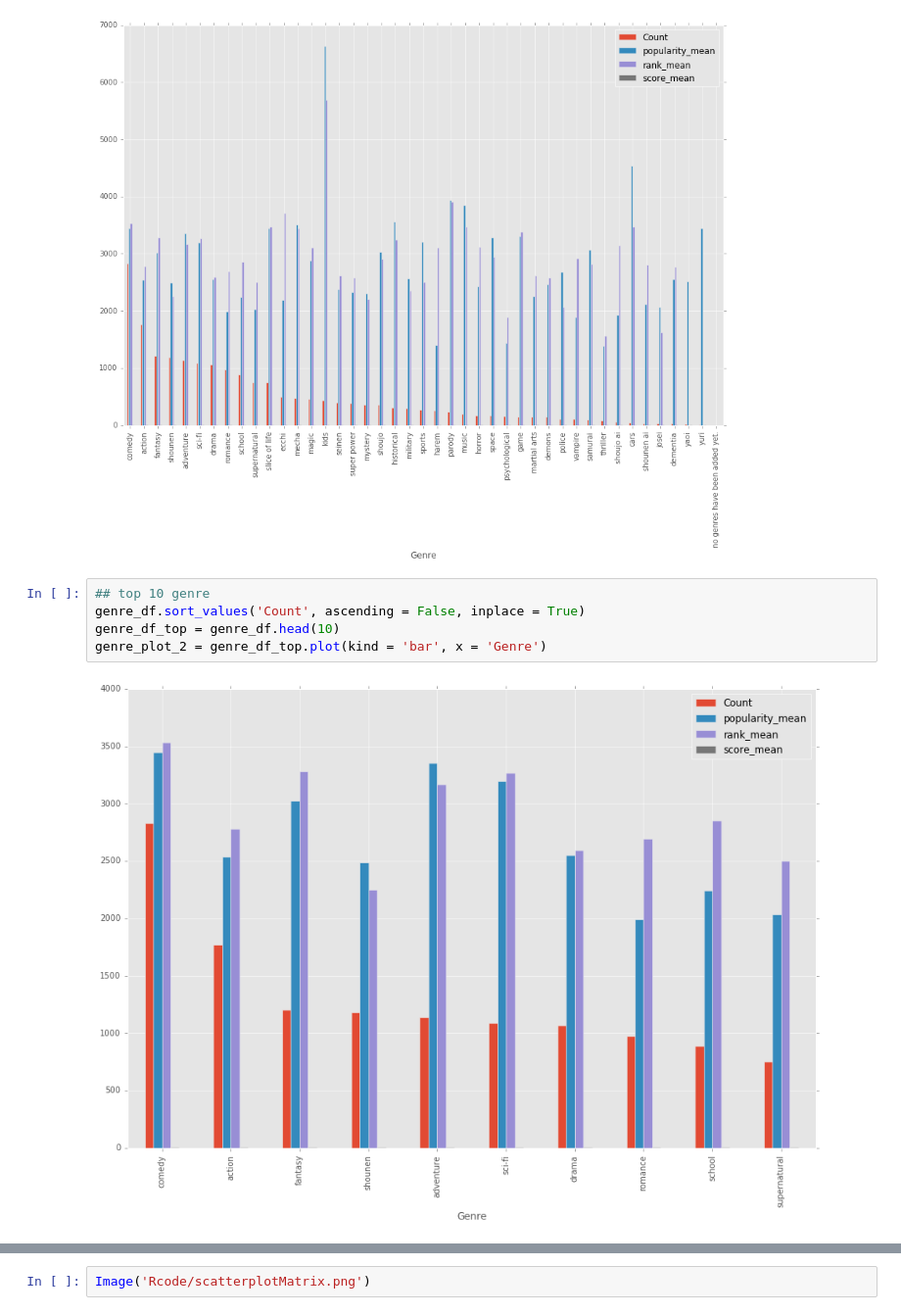
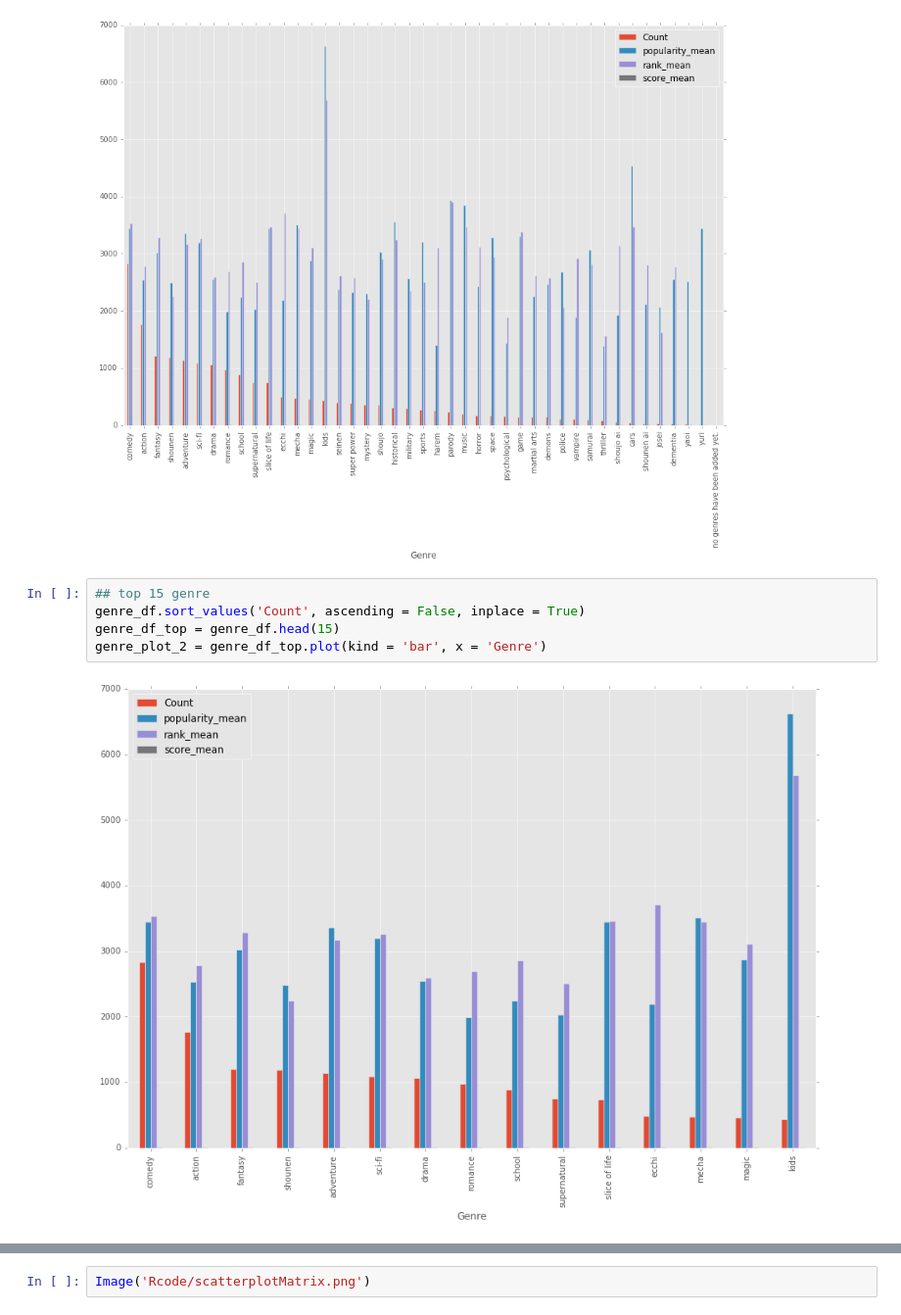
Before and after one commit to FourSwordKirby/MALDataScience, a Jupyter notebook: Midterm_Report.ipynb, the cells around one changed output, grey strips where cells are left out. Shown at 98% size. Cells and saved outputs as stored; diff of their text form.

```diff
--- a/Midterm_Report.ipynb
+++ b/Midterm_Report.ipynb
@@ -138,9 +167,9 @@ genre_plot = genre_df.plot(kind = 'bar', x = 'Genre')
 # %% [output]
 [figure]
 # %%
-## top 10 genre
+## top 15 genre
 genre_df.sort_values('Count', ascending = False, inplace = True)
-genre_df_top = genre_df.head(10)
+genre_df_top = genre_df.head(15)
 genre_plot_2 = genre_df_top.plot(kind = 'bar', x = 'Genre')
 # %% [output]
-[figure, old version]
+[figure, new version]
```
Also changed, not shown: parts of 16 cells of this notebook.
